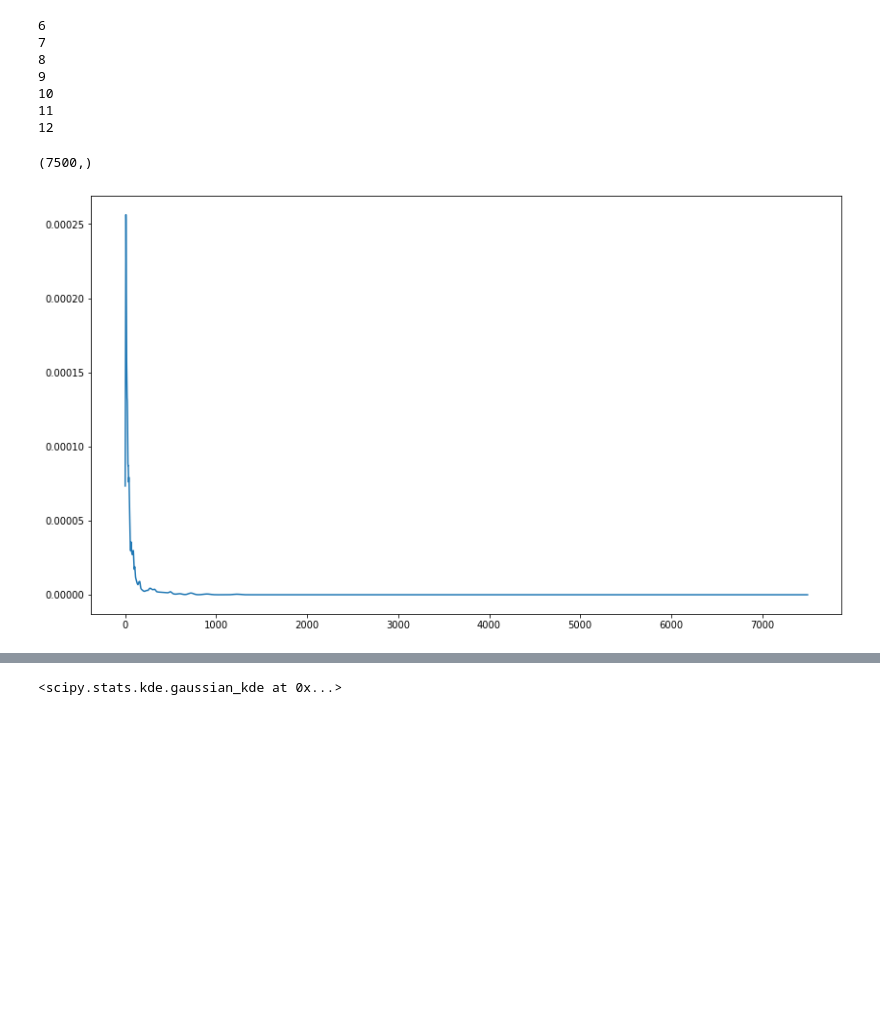
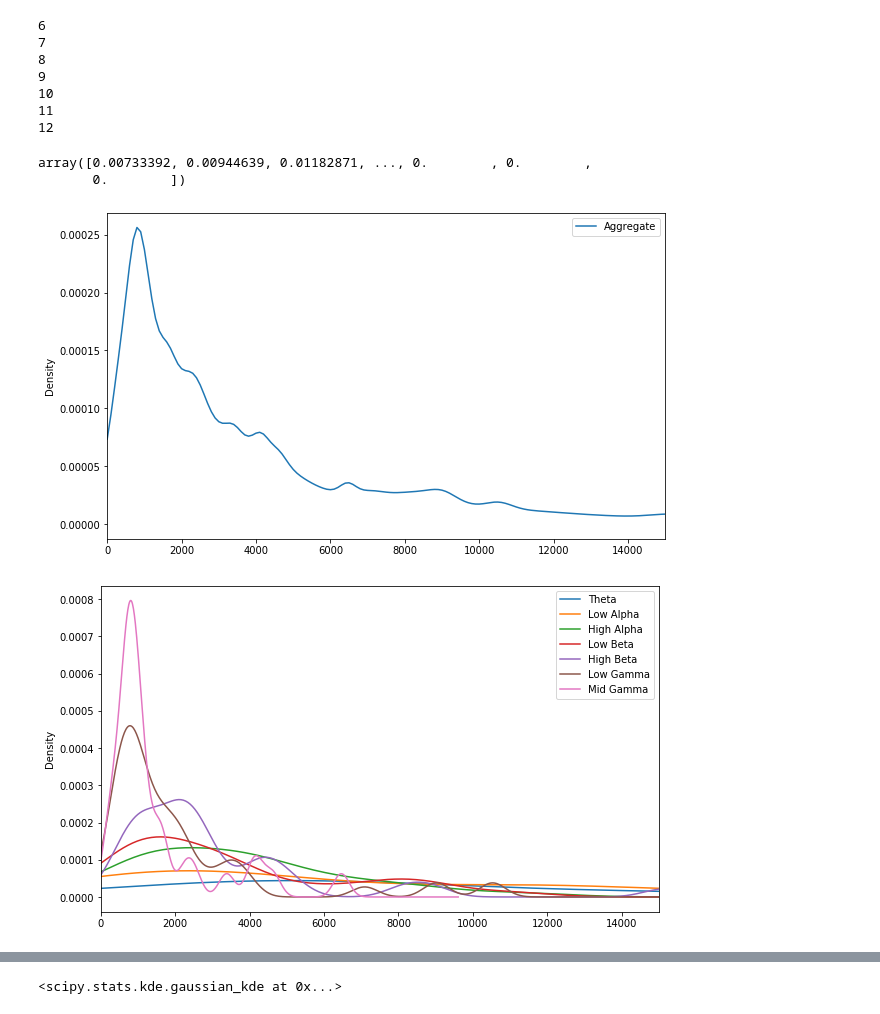
Before and after one commit to c1rowe/cogs189final, a Jupyter notebook: data_exploration.ipynb, the cells around one changed output, grey strips where cells are left out. Drawn from its saved outputs; the diff is of its cells as text; code cells hidden in the pictures; blank space fills up the shorter version.

```diff
--- a/data_exploration.ipynb
+++ b/data_exploration.ipynb
@@ -154,12 +154,13 @@ plt.xlim(-100, 75000)
 plt.show()
 # %% [output]
 [figure]
-# %%
-density = stats.gaussian_kde(df.iloc[0:(512*30),6], bw_method='scott')
+# %%
+step = 100
+wavemax = int(750000 / step)
 # %%
 # matrix to contain all densities
 # let rows == wave type, columns == pdf generated density Y at X amplitude (for given wave)
-density_matrix = np.empty([7,int(750000/100)])
+density_matrix = np.empty([7,int(wavemax)])
 
 # iterate across all wave types and stack each wave type density as rows in density_matrix
 # wave type density is a 75,000 value list. each value represents the density of waves at [index] frequency
@@ -167,7 +168,7 @@ for i in range(6,13):
     print(i)
     # potential optimization: clear repeating values in original df
     density = stats.gaussian_kde(df.iloc[0:(512*30),i], bw_method='scott')
-    density_matrix[i-6] = list(density.pdf(range(0,750000,100)))     # potential optimization: increase step width
+    density_matrix[i-6] = list(density.pdf(range(0,750000,step)))     # potential optimization: increase step width
 
 # now find the total average densities for all wave types, column wise (end with 1x75000 vector) that reprents overall behavior
 overall_matrix = np.mean(density_matrix, axis=0)
@@ -180,13 +181,24 @@ overall_matrix = np.mean(density_matrix, axis=0)
 11
 12
 # %%
-overall_matrix.shape
+overall_matrix * 100
 # %% [output]
-(7500,)
+array([0.00733392, 0.00944639, 0.01182871, ..., 0.        , 0.        ,
+       0.        ])
-# %%
-# must create accurate x-axis vector
-plt.figure(figsize=(14,8))
-plt.plot(overall_matrix)
-plt.show()
-# %% [output]
-[figure, removed]
+# %%
+# must create accurate x-axis vector
+x_axis = list(range(0,wavemax))
+x_axis = [x * step for x in x_axis]
+
+plt.figure(figsize=(10,6))
+plt.plot(x_axis, overall_matrix)
+plt.ylabel('Density')
+plt.legend(['Aggregate'])
+plt.xlim(0, 15000)
+
+densities = df.iloc[0:(512*30),6:13].plot.kde(bw_method='scott', figsize=(10,6))
+plt.xlim(0, 15000)
+plt.show()
+# %% [output]
+[figure, added]
+[figure, added]
```
Also changed, not shown: parts of 6 cells of this notebook.
